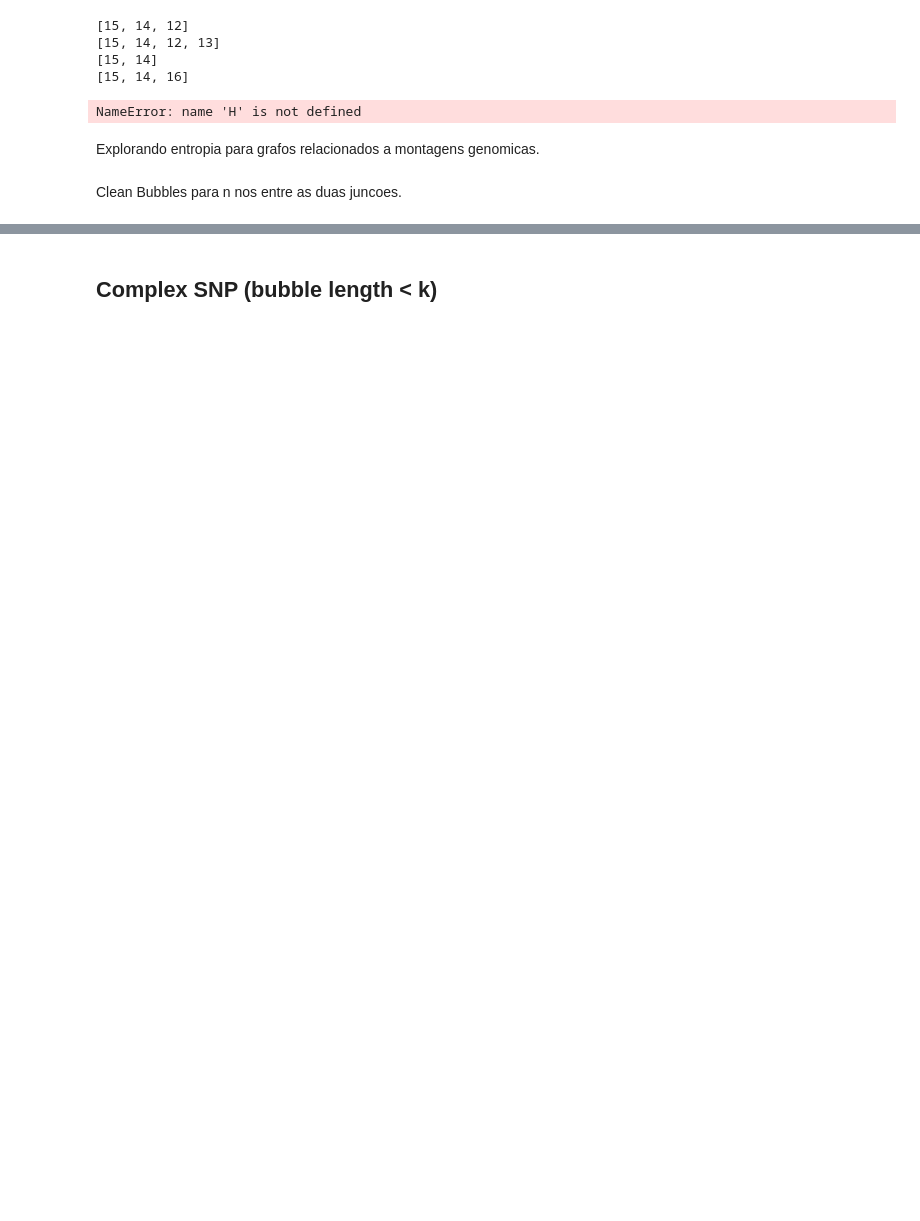
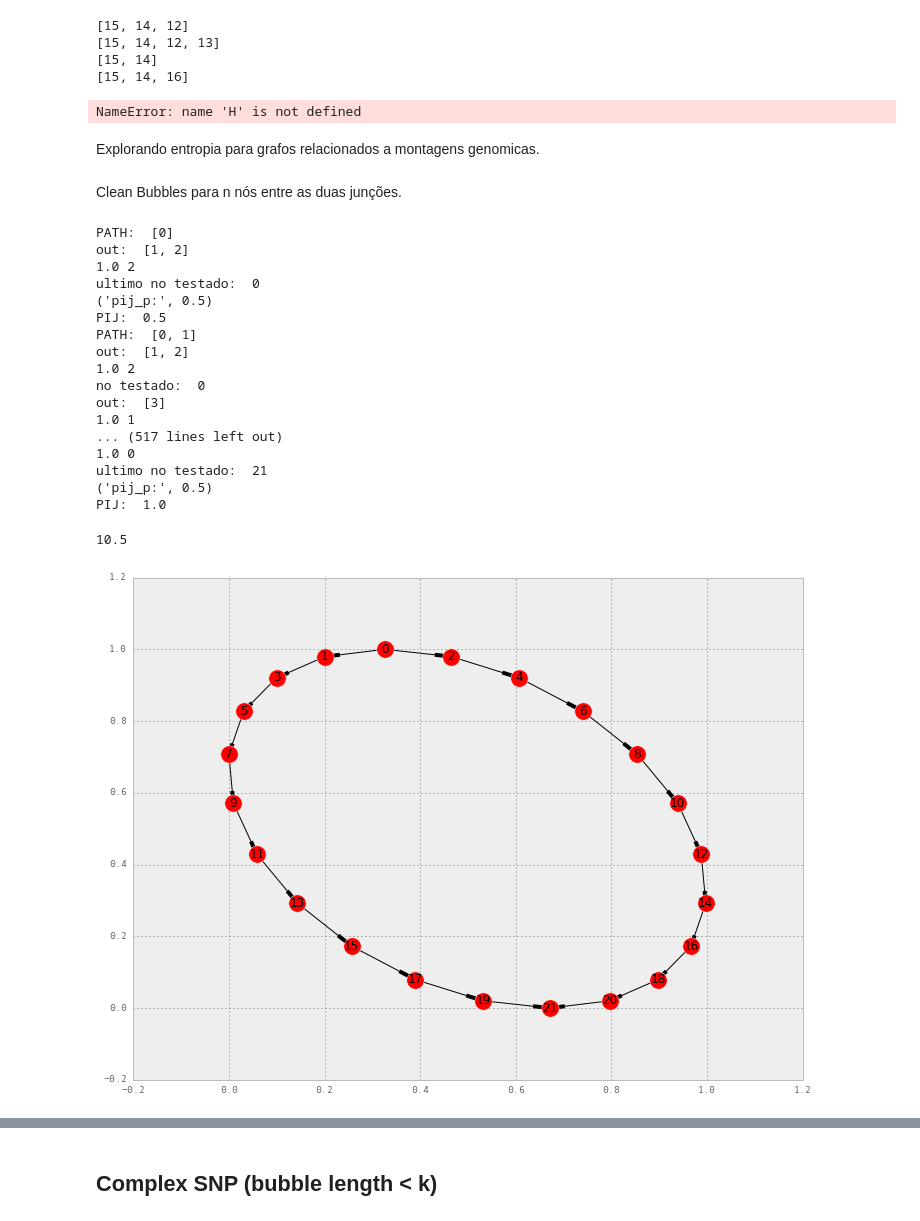
Before and after one commit to rodtheo/entropyDBG, a Jupyter notebook: cdbg.ipynb, the cells around one changed output, grey strips where cells are left out. Cells and saved outputs as stored; diff of their text form; code cells hidden in the pictures; blank space fills up the shorter version.

Commit message:
examples with d3 implemented-TODO decide about weights and DBG

```diff
--- a/cdbg.ipynb
+++ b/cdbg.ipynb
@@ -16,3 +14,7 @@ import matplotlib.pyplot as plt
+# %%
+%matplotlib inline
+import matplotlib.pyplot as plt
+plt.rcParams["figure.figsize"] = (12,9)
 # %%
 import sys
 sys.path.append('/usr/local/lib/python2.7/site-packages')
@@ -639,7 +603,7 @@ def downstream_degree_DAG(node,path, G, w=None):
     vertices appearing earlier in path
     """
 
-    nodeDegree = G.out_degree(node, weight=w) + 4
+    nodeDegree = G.out_degree(node, weight=w)
     idx = [item for item in range(len(path)) if path[item] == node][0]
     n=0
     sumPre = nodeDegree
@@ -655,13 +619,13 @@ def downstream_degree_DAG(node,path, G, w=None):
                     if weight_j != 0:
                         numerator = float(weight_j[w])
                 else:
-                        return (4.0,nodeDegree,"sigma")
+                        return (1.0,nodeDegree,"sigma")
             else:
                 #if (n == 0) and (len(out_nodes) == 0):
                 if (n == 0) and (len(out_nodes) == 0):
                     return (0,0,0)
                 else:
-                    numerator = 4.0
+                    numerator = 1.0
         if path[n] != node:
             if path[n] in in_nodes:
                 #sumPre -= G.get_edge_data(node, path[n], default=0)
@@ -675,7 +639,7 @@ def sigma(node, D, G):
     if D == 0:
         return 1
     else:
-        a_vt = 4.0
+        a_vt = 1.0
         return (a_vt/D)
 
 #     print "out_nodes:", out_nodes
@@ -701,7 +665,8 @@ def pij(nodeBegin, nodeEnd, G):
             # last node
             if n == (len(p)-1):
                 print "ultimo no testado: ", p[n]
-                if (D == 4) or (D==0):
+                #if (D == 4) or (D==0):
+                if (D==0):
                     pij_p *= 1
                 else:
                     pij_p *= (numerator/D)
@@ -811,27 +797,48 @@ NameError: name 'H' is not defined
 # %% [markdown]
 Explorando entropia para grafos relacionados a montagens genomicas.
 # %% [markdown]
-Clean Bubbles para n nos entre as duas juncoes.
+Clean Bubbles para n nós entre as duas junções.
 # %%
-
-def get_entropy_clean_bubble(n, normalize=False, printGraph=False):
+def get_entropy_clean_bubble(n, w, normalize=False, printGraph=False):
     B = nx.DiGraph()
     n = 2*n
     ini = 1
     for idx in range(1,n+1,2):
         if ini:
-            B.add_edge(0,idx,weight=4)
-            B.add_edge(0,idx+1, weight=4)
+            B.add_edge(0,idx,weight=w)
+            B.add_edge(0,idx+1, weight=w)
             ini=0
         else:
-            B.add_edge(idx-2,idx,weight=4)
-            B.add_edge(idx-1,idx+1,weight=4)
-    B.add_edge(idx,idx+2, weight=4)
-    B.add_edge(idx+1,idx+2, weight=4)
+            B.add_edge(idx-2,idx,weight=w)
+            B.add_edge(idx-1,idx+1,weight=w)
+    B.add_edge(idx,idx+2, weight=1)
+    B.add_edge(idx+1,idx+2, weight=1)
     if printGraph:
         pos = nx.spectral_layout(B)
         nx.draw_networkx(B, pos=pos)
-    graphH = path_transfer(1, B)
+    graphH = path_transfer(0, B)
     if normalize:
         graphH = graphH/np.log(n+2)
     return graphH
+# %%
+get_entropy_clean_bubble(10, 1, printGraph=True)
+# %% [output]
+PATH:  [0]
+out:  [1, 2]
+1.0 2
+ultimo no testado:  0
+('pij_p:', 0.5)
+PIJ:  0.5
+PATH:  [0, 1]
+out:  [1, 2]
+1.0 2
+no testado:  0
+out:  [3]
+1.0 1
+... (517 lines left out)
+1.0 0
+ultimo no testado:  21
+('pij_p:', 0.5)
+PIJ:  1.0
+10.5
+[figure, added]
```
Also changed, not shown: parts of 46 cells of this notebook, 4 other files.
